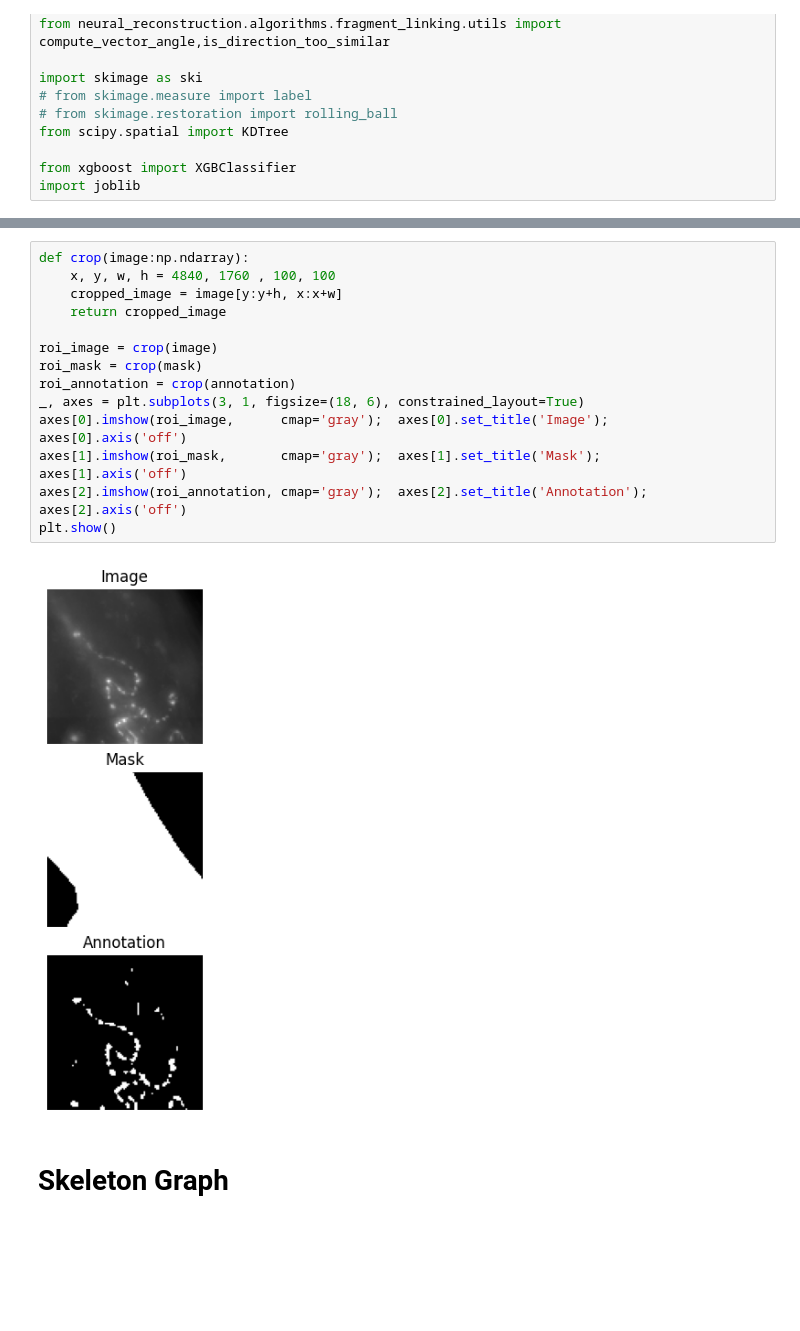
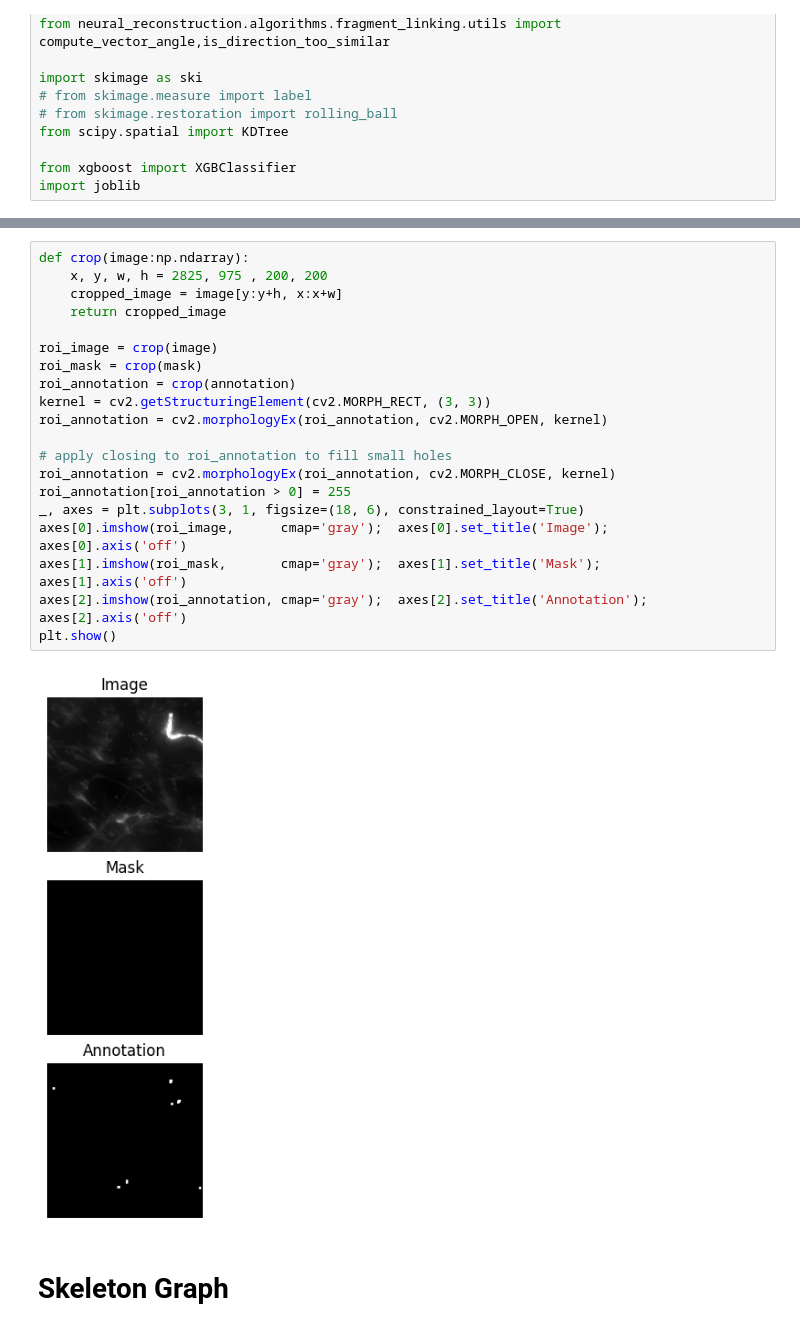
Before and after one commit to Ponywen0819/ienf_q, a Jupyter notebook: notebooks/core/topology_builder.ipynb, the cells around one changed output, grey strips where cells are left out. Cells and saved outputs as stored; diff of their text form; blank space fills up the shorter version.

```diff
--- a/notebooks/core/topology_builder.ipynb
+++ b/notebooks/core/topology_builder.ipynb
@@ -38,19 +38,25 @@ annotation shape: (2867, 5632), dtype: uint8
 # %%
 def crop(image:np.ndarray):
-    x, y, w, h = 4840, 1760 , 100, 100
+    x, y, w, h = 2825, 975 , 200, 200
     cropped_image = image[y:y+h, x:x+w]
     return cropped_image
 
 roi_image = crop(image)
 roi_mask = crop(mask)
 roi_annotation = crop(annotation)
+kernel = cv2.getStructuringElement(cv2.MORPH_RECT, (3, 3))
+roi_annotation = cv2.morphologyEx(roi_annotation, cv2.MORPH_OPEN, kernel)
+
+# apply closing to roi_annotation to fill small holes
+roi_annotation = cv2.morphologyEx(roi_annotation, cv2.MORPH_CLOSE, kernel)
+roi_annotation[roi_annotation > 0] = 255
 _, axes = plt.subplots(3, 1, figsize=(18, 6), constrained_layout=True)
 axes[0].imshow(roi_image,      cmap='gray');  axes[0].set_title('Image');       axes[0].axis('off')
 axes[1].imshow(roi_mask,       cmap='gray');  axes[1].set_title('Mask');        axes[1].axis('off')
 axes[2].imshow(roi_annotation, cmap='gray');  axes[2].set_title('Annotation');  axes[2].axis('off')
 plt.show()
 # %% [output]
-[figure, old version]
+[figure, new version]
 # %% [markdown]
 # Skeleton Graph
 # %%
```
Also changed, not shown: parts of 10 cells of this notebook, 18 other files.
